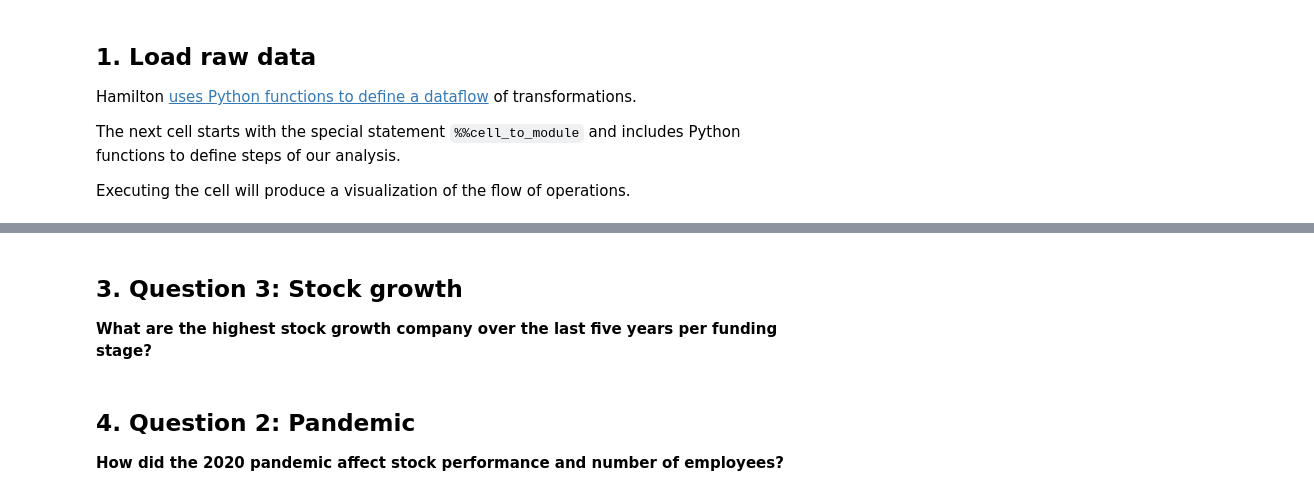
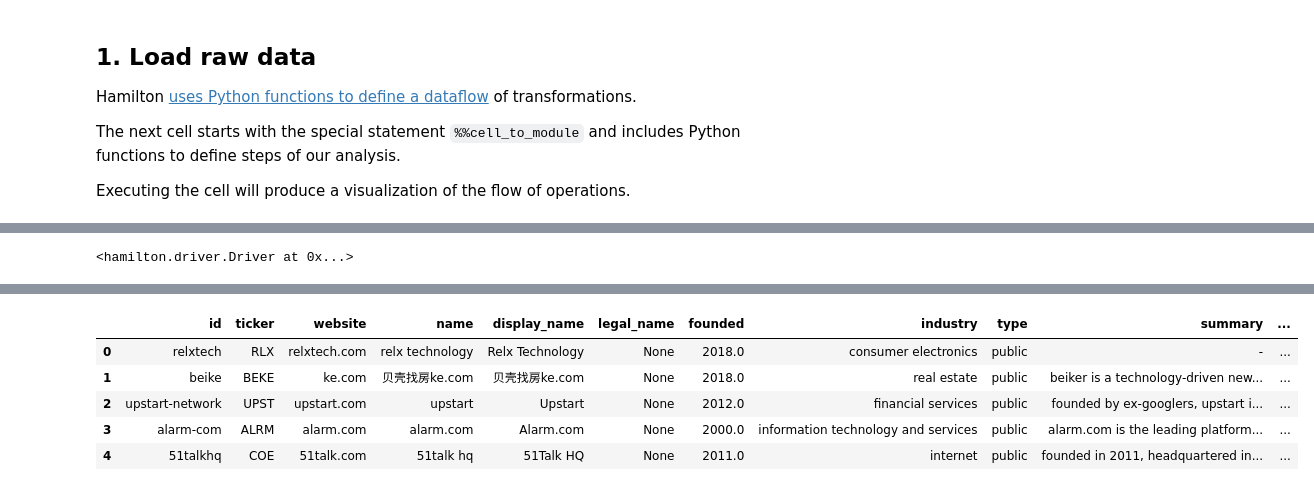
Before and after one commit to DAGWorks-Inc/hamilton, a Jupyter notebook: examples/people_data_labs/notebook.ipynb, the cells around one changed output, grey strips where cells are left out. Saved outputs shown, nothing was run; the diff lists cells and outputs as text; code cells hidden in the pictures.

```diff
--- a/examples/people_data_labs/notebook.ipynb
+++ b/examples/people_data_labs/notebook.ipynb
@@ -89,13 +236,29 @@ def json_normalized_list_df(df: pd.DataFrame, col: str) -> pd.DataFrame:
 # %%
-hamilton_driver = (
+analytics_driver = (
     driver.Builder()
-    .with_modules(load_data, clean_data)
+    .with_modules(data_preparation, analytics)
     .build()
 )
-hamilton_driver
+analytics_driver
+# %% [output]
+<hamilton.driver.Driver at 0x...>
 # %%
-inputs = dict(pdl_file="pdl_data.json")
+inputs = dict(
+    pdl_file="pdl_data.json",
+    stock_file="stock_data.json",
+    rounds_selection=["series_a", "series_b", "series_c", "series_d"]
+)
 
-results = hamilton_driver.execute(["company_info"], inputs=inputs)
+final_vars = [
+    "n_company_by_funding_stage",
+    "augmented_company_info",
+]
 
-results["company_info"].head()
+# employees_since_last_funding_round
+results = analytics_driver.execute(final_vars, inputs=inputs)
+
+display(
+    analytics_driver.visualize_execution(final_vars, inputs=inputs),
+    results["augmented_company_info"].head(),
+)
+# %% [output]
@@ -102,3 +266,6 @@ results["company_info"].head()
+|  | id | ticker | website | name | display_name | legal_name | founded | industry | type | summary | ... |
+| 0 | relxtech | RLX | relxtech.com | relx technology | Relx Technology | None | 2018.0 | consumer electronics | public | - | ... |
+| 1 | beike | BEKE | ke.com | 贝壳找房ke.com | 贝壳找房ke.com | None | 2018.0 | real estate | public | beiker is a technology-driven new... | ... |
+| 2 | upstart-network | UPST | upstart.com | upstart | Upstart | None | 2012.0 | financial services | public | founded by ex-googlers, upstart i... | ... |
+| 3 | alarm-com | ALRM | alarm.com | alarm.com | Alarm.com | None | 2000.0 | information technology and services | public | alarm.com is the leading platform... | ... |
+| 4 | 51talkhq | COE | 51talk.com | 51talk hq | 51Talk HQ | None | 2011.0 | internet | public | founded in 2011, headquartered in... | ... |
-# %% [markdown]
-## 3. Question 3: Stock growth
-**What are the highest stock growth company over the last five years per funding stage?**
@@ -119,3 +271,0 @@ def n_company_by_funding_stage(company_info: pd.DataFrame) -> pd.DataFrame:
-# %% [markdown]
-## 4. Question 2: Pandemic
-**How did the 2020 pandemic affect stock performance and number of employees?**
```
Also changed, not shown: parts of 16 cells of this notebook.
